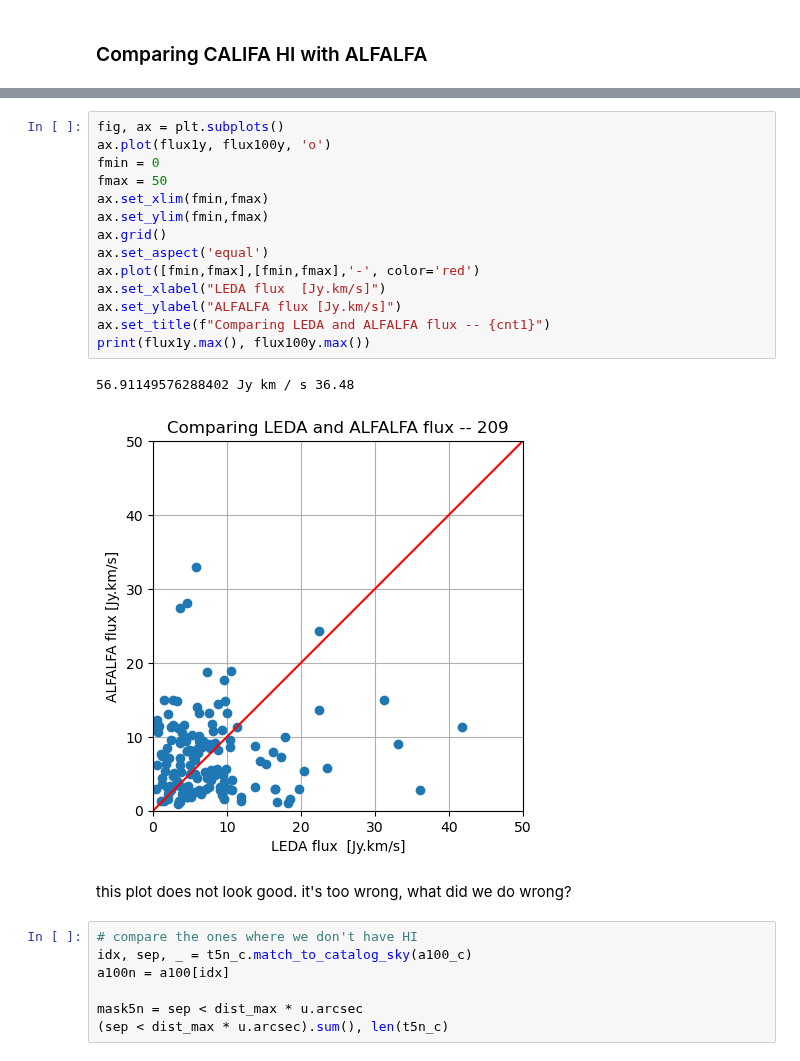
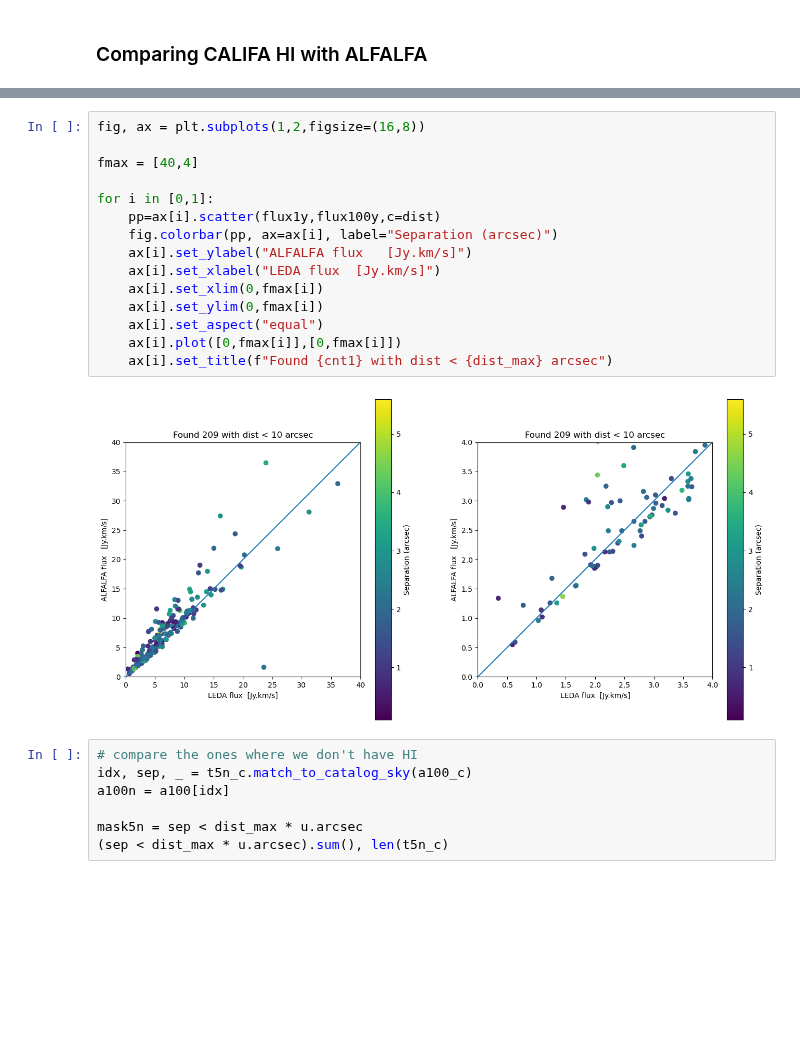
Before and after one commit to teuben/GBT-EDGE-HI, a Jupyter notebook: gals/hi_surveys.ipynb, the cells around one changed output, grey strips where cells are left out. Cells and saved outputs as stored; diff of their text form; blank space fills up the shorter version.

```diff
--- a/gals/hi_surveys.ipynb
+++ b/gals/hi_surveys.ipynb
@@ -772,22 +777,20 @@ common 268 647 -> 209
-# %%
-fig, ax = plt.subplots()
-ax.plot(flux1y, flux100y, 'o')
-fmin = 0
-fmax = 50
-ax.set_xlim(fmin,fmax)
-ax.set_ylim(fmin,fmax)
-ax.grid()
-ax.set_aspect('equal')
-ax.plot([fmin,fmax],[fmin,fmax],'-', color='red')
-ax.set_xlabel("LEDA flux  [Jy.km/s]")
-ax.set_ylabel("ALFALFA flux [Jy.km/s]")
-ax.set_title(f"Comparing LEDA and ALFALFA flux -- {cnt1}")
-print(flux1y.max(), flux100y.max())
-# %% [output]
-56.91149576288402 Jy km / s 36.48
-[figure, removed]
-# %% [markdown]
-this plot does not look good. it's too wrong, what did we do wrong?
+# %%
+fig, ax = plt.subplots(1,2,figsize=(16,8))
+
+fmax = [40,4]
+
+for i in [0,1]:
+    pp=ax[i].scatter(flux1y,flux100y,c=dist)
+    fig.colorbar(pp, ax=ax[i], label="Separation (arcsec)")
+    ax[i].set_ylabel("ALFALFA flux   [Jy.km/s]")
+    ax[i].set_xlabel("LEDA flux  [Jy.km/s]")
+    ax[i].set_xlim(0,fmax[i])
+    ax[i].set_ylim(0,fmax[i])
+    ax[i].set_aspect("equal")
+    ax[i].plot([0,fmax[i]],[0,fmax[i]])
+    ax[i].set_title(f"Found {cnt1} with dist < {dist_max} arcsec")
+# %% [output]
+[figure, added]
 # %%
 # compare the ones where we don't have HI
 idx, sep, _ = t5n_c.match_to_catalog_sky(a100_c)
```
Also changed, not shown: parts of 38 cells of this notebook.
